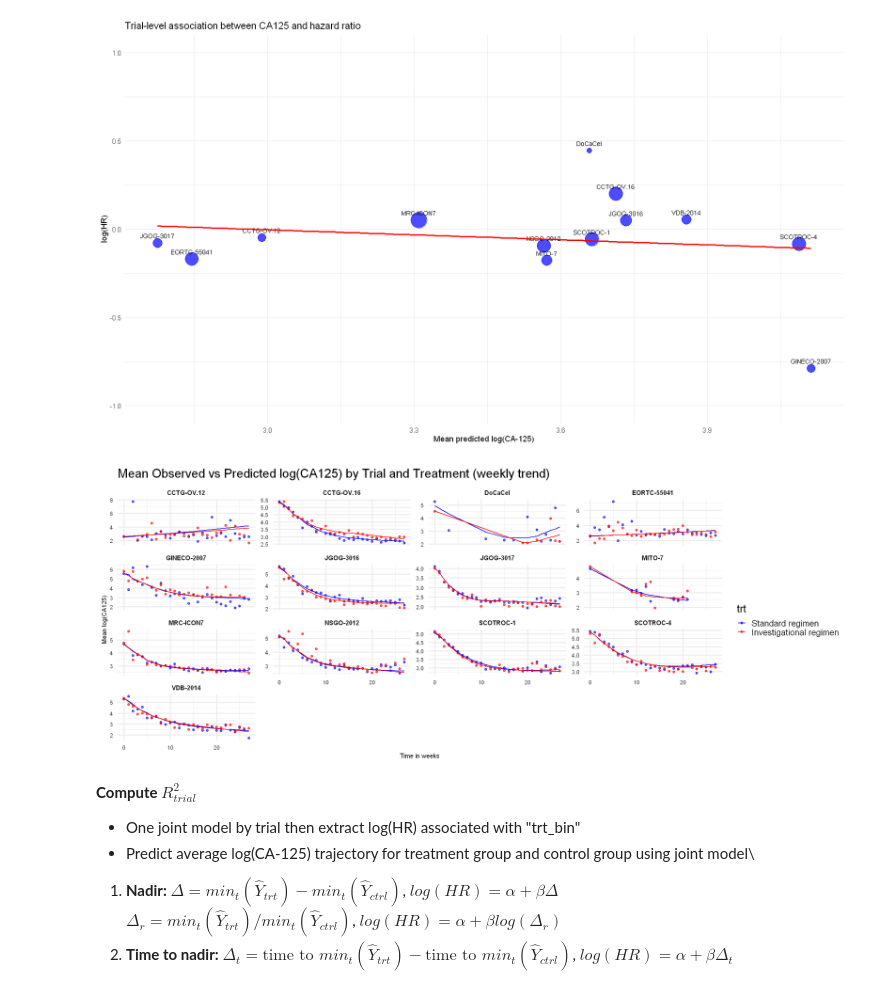
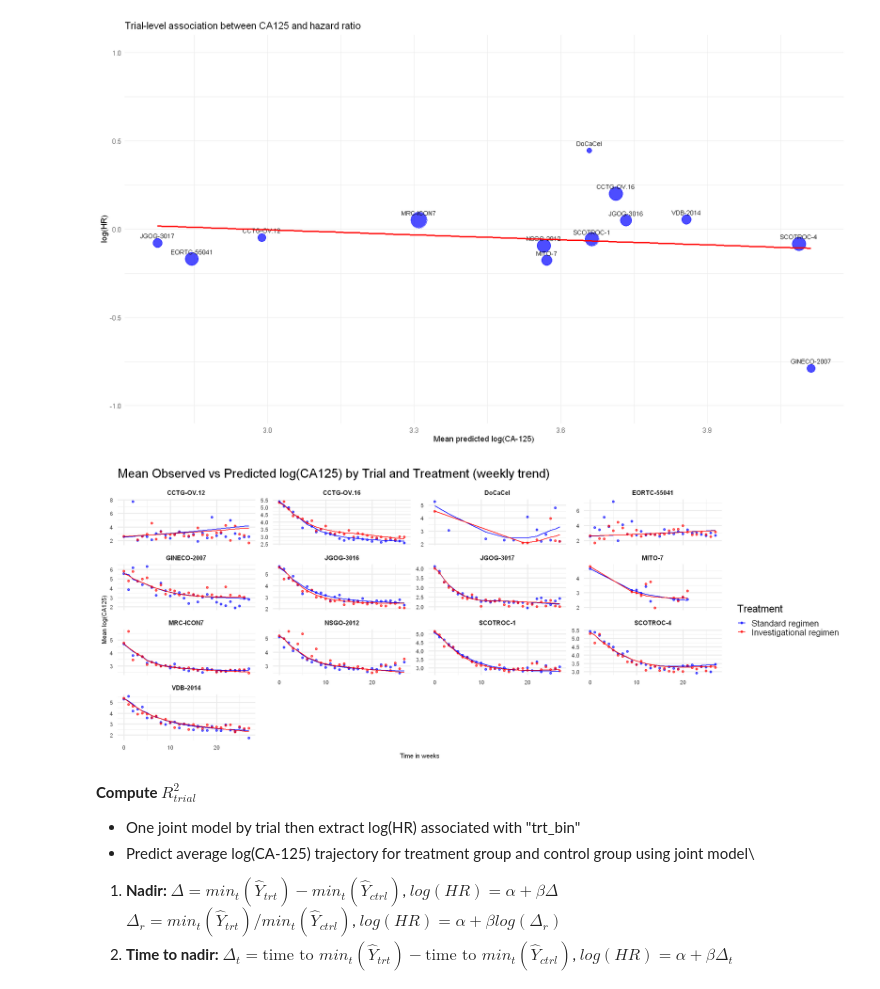
Before and after one commit to Kodro23/Surrogacy_evaluation_CA125, a Jupyter notebook: notebooks/Surrogacy_evaluation_of_CA125_lcmm.ipynb, the cells around one changed output. Cells and saved outputs as stored; diff of their text form; code cells hidden in the pictures.

```diff
--- a/notebooks/Surrogacy_evaluation_of_CA125_lcmm.ipynb
+++ b/notebooks/Surrogacy_evaluation_of_CA125_lcmm.ipynb
@@ -875,32 +873,32 @@ ggplot(trial_summary,
 # %%
 # Comparison between real trajectories and predicited ones
 options(repr.plot.width = 20, repr.plot.height = 8)
 trial_weekly_predictions %>%
   mutate(trt = factor(trt, levels = c(0, 1),
                         labels = c("Standard regimen", "Investigational regimen")))%>%
   ggplot(aes(x = week, color = trt, group = trt)) +
   geom_point(aes(y = log_ca125_week),
              alpha = 0.6, size = 1.6) +
   geom_line(aes(y = log_ca125_pred_week),
             linewidth = 0.8) +
   facet_wrap(~ trialid, scales = "free_y") +
-  scale_color_manual(values = c(
+  scale_color_manual(name= "Treatment",values = c(
     "Standard regimen" = "blue",
     "Investigational regimen" = "red"
   )) +
   labs(
     title = "Mean Observed vs Predicted log(CA125) by Trial and Treatment (weekly trend)",
     x = "Time in weeks",
     y = "Mean log(CA125)"
   ) +
   theme_minimal(base_size=20) +
   theme(
     strip.text = element_text(size = 12, face = "bold"),
     axis.text = element_text(size = 11),
     axis.title = element_text(size = 12)
   )
 # %% [output]
-[figure, old version]
+[figure, new version]
 # %% [markdown]
 **Compute $R^2_{trial}$**
 - One joint model by trial then extract log(HR) associated with "trt_bin"
```
Also changed, not shown: parts of 54 cells of this notebook.
